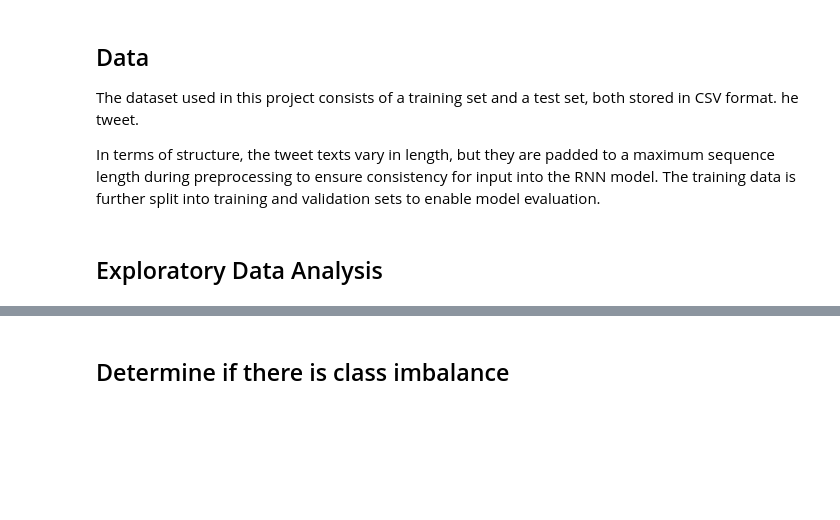
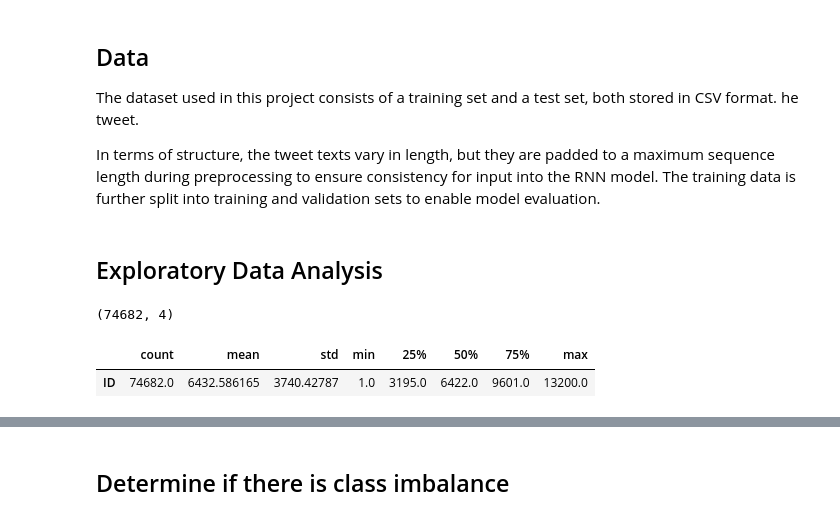
Before and after one commit to kaizenx/tweet-sentiment-classifier, a Jupyter notebook: sentiment.ipynb, the cells around one changed output, grey strips where cells are left out. Saved outputs shown, nothing was run; the diff lists cells and outputs as text; code cells hidden in the pictures; blank space fills up the shorter version.

```diff
--- a/sentiment.ipynb
+++ b/sentiment.ipynb
@@ -68,7 +83,12 @@ print(len(test_df["text"]))
 # %% [markdown]
 ## Exploratory Data Analysis
 # %%
-train_df.shape
+data.shape
+# %% [output]
+(74682, 4)
 # %%
-train_df.describe().T
+data.describe().T
+# %% [output]
+|  | count | mean | std | min | 25% | 50% | 75% | max |
+| ID | 74682.0 | 6432.586165 | 3740.42787 | 1.0 | 3195.0 | 6422.0 | 9601.0 | 13200.0 |
 # %%
```
Also changed, not shown: parts of 16 cells of this notebook, 1 other file.
